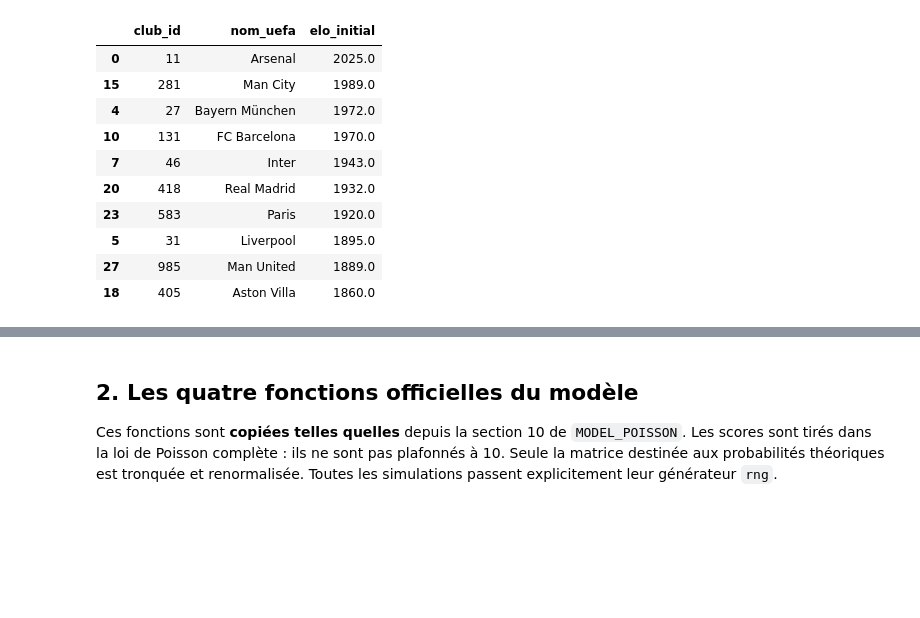
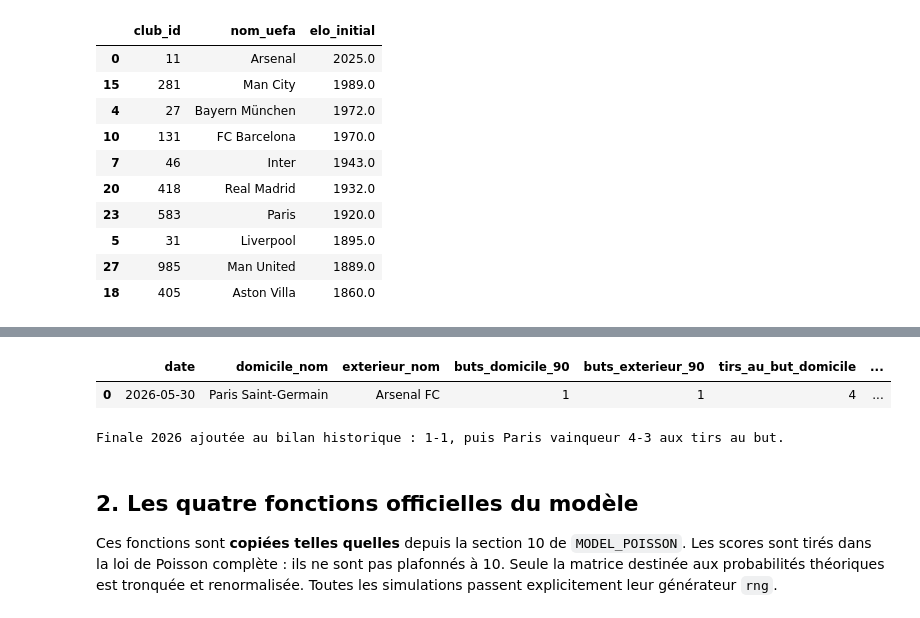
Before and after one commit to moussa197/CHAMPIONS-, a Jupyter notebook: analyse/SIMULATION_2026.ipynb, the cells around one changed output, grey strips where cells are left out. Drawn from its saved outputs; the diff is of its cells as text; code cells hidden in the pictures; blank space fills up the shorter version.

```diff
--- a/analyse/SIMULATION_2026.ipynb
+++ b/analyse/SIMULATION_2026.ipynb
@@ -112,3 +125,66 @@ Modèle entraîné sur : 2012-2025 (1871 matchs)
+# %%
+# Complément UEFA versionné : game_id Transfermarkt n'est pas connu, on ne l'invente pas.
+FINALES_COMPLEMENTAIRES = {
+    2025: {
+        'saison': 2025,
+        'date': '2026-05-30',
+        'match_id_uefa': '2047742',
+        'domicile_club_id': 583,
+        'domicile_nom': 'Paris Saint-Germain',
+        'exterieur_club_id': 11,
+        'exterieur_nom': 'Arsenal FC',
+        'stade': 'Puskás Aréna, Budapest',
+        'neutre': True,
+        'buts_domicile_90': 1,
+        'buts_exterieur_90': 1,
+        'buts_domicile_120': 1,
+        'buts_exterieur_120': 1,
+        'tirs_au_but_domicile': 4,
+        'tirs_au_but_exterieur': 3,
+        'vainqueur_club_id': 583,
+        'usage': 'evaluation_uniquement',
+        'source_uefa': 'https://fr.uefa.com/uefachampionsleague/news/02a5-20c0308e844d-63210800ee1f-1000--paris-conserve-la-champions-league-aux-tirs-au-but-face-a-ar/',
+        'date_verification': '2026-10-20',
+    }
+}
+
+
+def appliquer_complement_finale(saison, resultat, complement, jeux):
+    """Ajouter uniquement la vérité d'évaluation, jamais une donnée au fit du backtest."""
+    if saison not in complement:
+        return resultat
+    f = complement[saison]
+    assert f['saison'] == saison and pd.Timestamp(f['date']).year == saison + 1
+    assert f['usage'] == 'evaluation_uniquement' and f['neutre'] is True
+    clubs_finale = {f['domicile_club_id'], f['exterieur_club_id']}
+    assert resultat['finale'] == clubs_finale, 'Le complément UEFA contredit les finalistes observés.'
+    assert f['vainqueur_club_id'] in clubs_finale
+    if f['buts_domicile_120'] == f['buts_exterieur_120']:
+        assert f['tirs_au_but_domicile'] != f['tirs_au_but_exterieur']
+        vainqueur = (f['domicile_club_id'] if f['tirs_au_but_domicile'] > f['tirs_au_but_exterieur']
+                     else f['exterieur_club_id'])
+    else:
+        vainqueur = (f['domicile_club_id'] if f['buts_domicile_120'] > f['buts_exterieur_120']
+                     else f['exterieur_club_id'])
+    assert vainqueur == f['vainqueur_club_id']
+    presentes = jeux.loc[jeux.competition_id.eq('CL') & jeux.season.eq(saison)
+                         & jeux['round'].str.lower().eq('final')]
+    if not presentes.empty:
+        assert len(presentes) == 1 and presentes.iloc[0].date == pd.Timestamp(f['date'])
+    if 'titre' in resultat:
+        assert resultat['titre'] == {vainqueur}, 'Le complément contredit le vainqueur déjà enregistré.'
+    resultat['titre'] = {vainqueur}
+    return resultat
+
+
+display(pd.DataFrame(FINALES_COMPLEMENTAIRES.values())[
+    ['date', 'domicile_nom', 'exterieur_nom', 'buts_domicile_90', 'buts_exterieur_90',
+     'tirs_au_but_domicile', 'tirs_au_but_exterieur', 'usage']])
+print('Finale 2026 ajoutée au bilan historique : 1-1, puis Paris vainqueur 4-3 aux tirs au but.')
+# %% [output]
+|  | date | domicile_nom | exterieur_nom | buts_domicile_90 | buts_exterieur_90 | tirs_au_but_domicile | ... |
+| 0 | 2026-05-30 | Paris Saint-Germain | Arsenal FC | 1 | 1 | 4 | ... |
+Finale 2026 ajoutée au bilan historique : 1-1, puis Paris vainqueur 4-3 aux tirs au but.
 # %% [markdown]
 ## 2. Les quatre fonctions officielles du modèle
 
```
Also changed, not shown: parts of 9 cells of this notebook, 3 other files.
